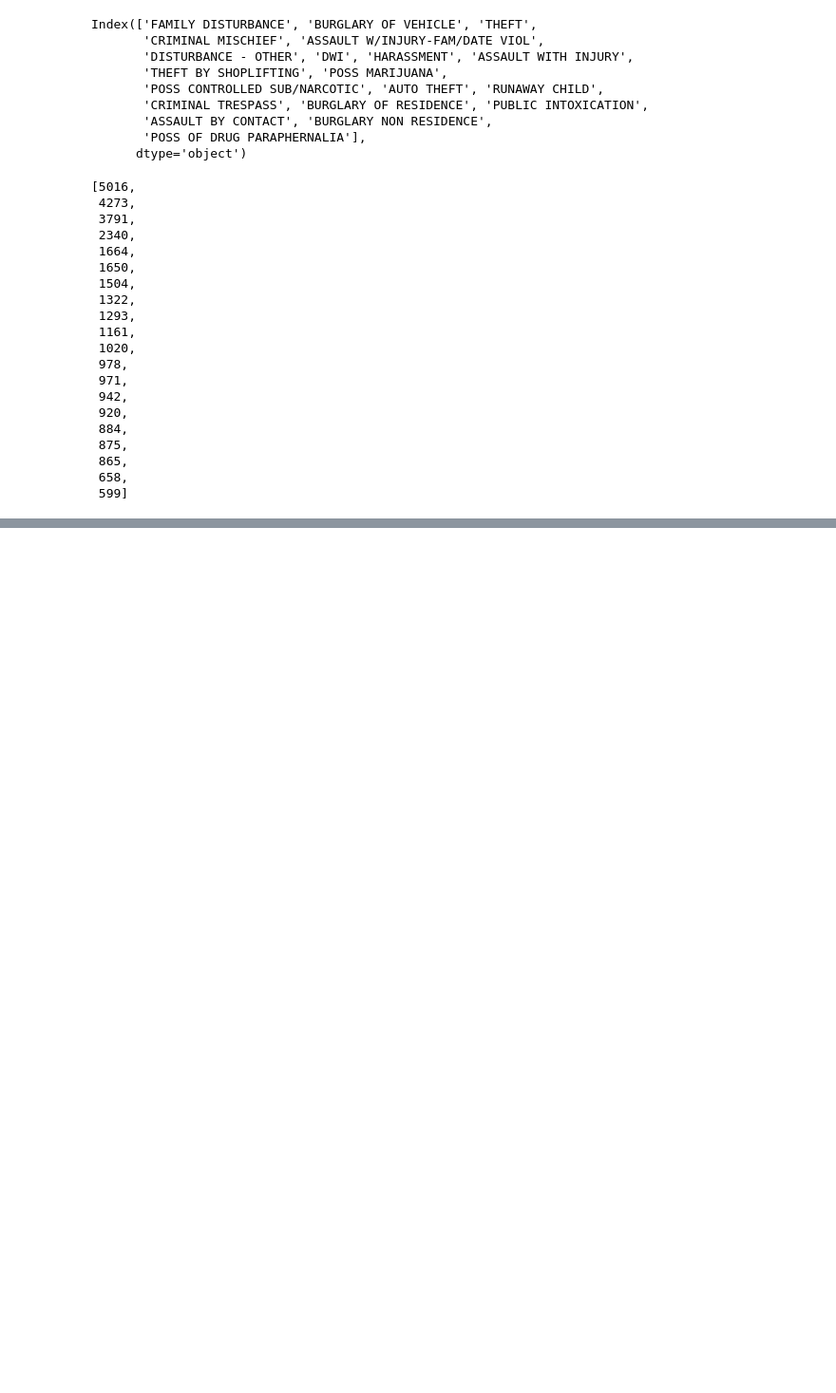
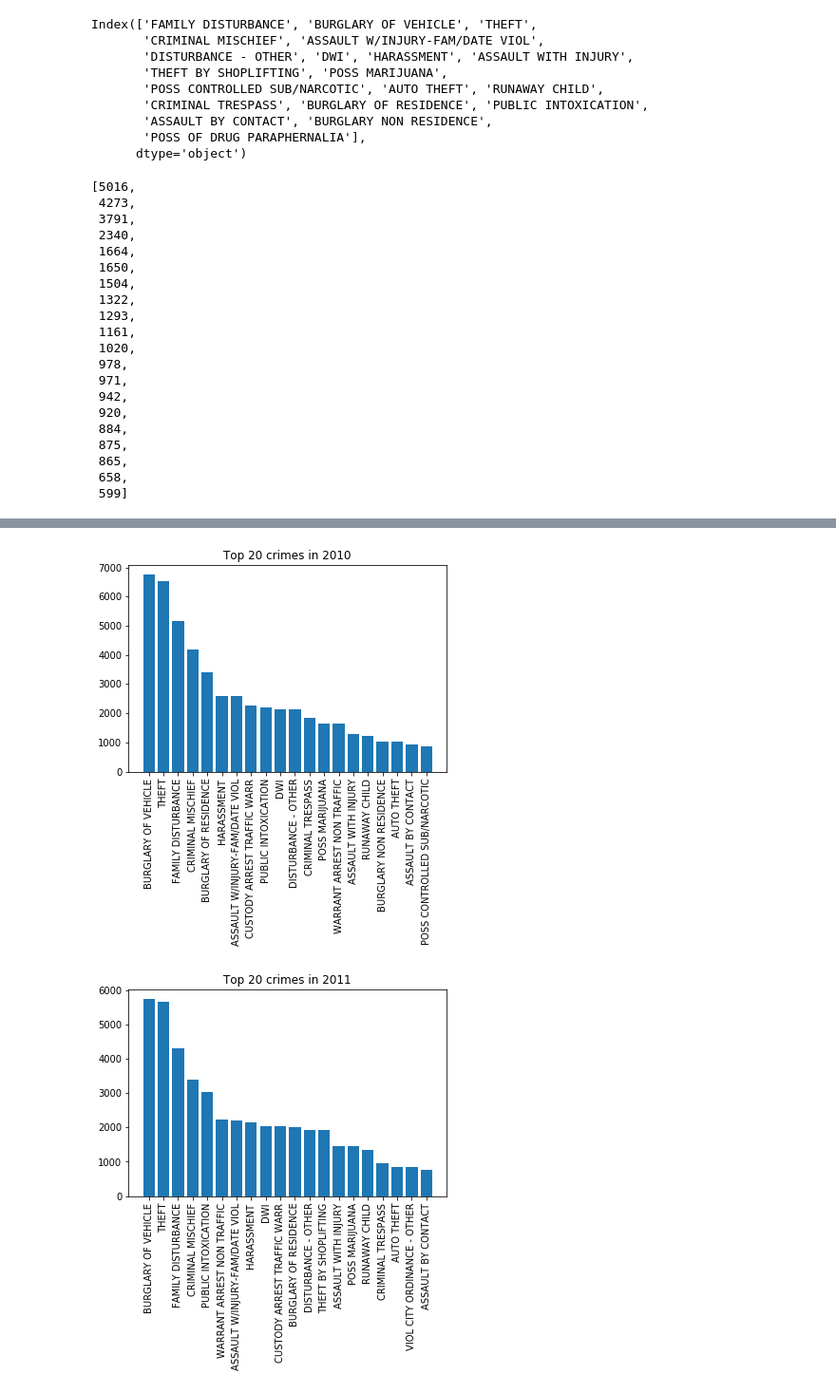
Before and after one commit to jraigosa/group-4, a Jupyter notebook: JupyterNotebooks/DateGrouping.ipynb, the cells around one changed output, grey strips where cells are left out. Shown at 95% size. Drawn from its saved outputs; the diff is of its cells as text; code cells hidden in the pictures; blank space fills up the shorter version.

Commit message:
Add new data files w/ summary by year, edit to main data file.  new visuations

```diff
--- a/JupyterNotebooks/DateGrouping.ipynb
+++ b/JupyterNotebooks/DateGrouping.ipynb
@@ -646,0 +216,15 @@ plt.xticks(rotation = 90)
+# %%
+def crime_offense_types_bar(x_values, y_values, title):
+    plt.bar(x_values, y_values )
+    plt.xticks(rotation = 90)
+    plt.title(title)
+    plt.show()
+# %%
+for year in range(2010,2019):
+    x_values = df[df.index.year == year]['Highest Offense Description'].value_counts().head(20).index
+    y_values = df[df.index.year == year]['Highest Offense Description'].value_counts().head(20).tolist()
+    title = f"Top 20 crimes in {year}"
+    crime_offense_types_bar( x_values, y_values, title )
+# %% [output]
+[figure, added]
+[figure, added]
```
Also changed, not shown: parts of 95 cells of this notebook, 5 other files.
